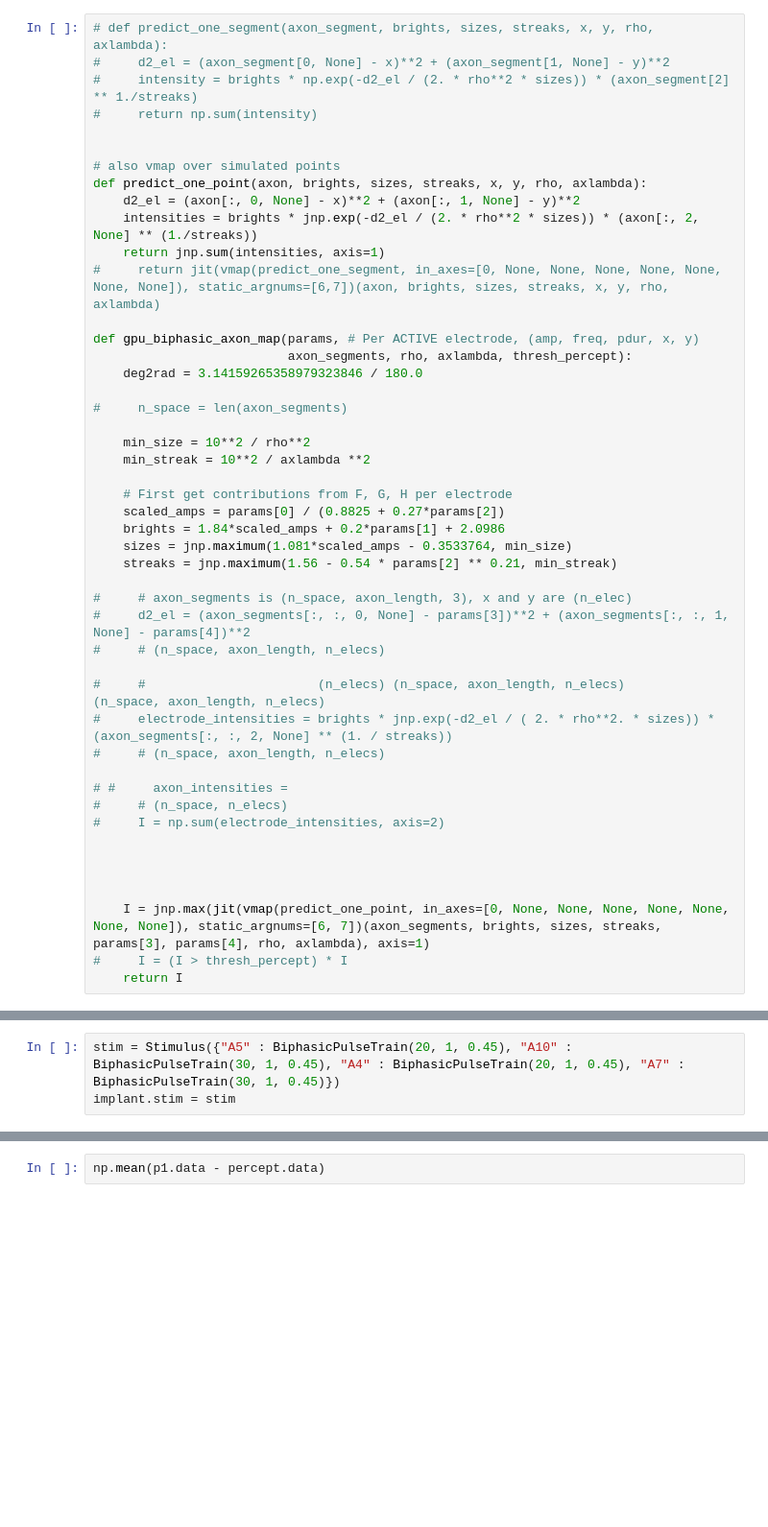
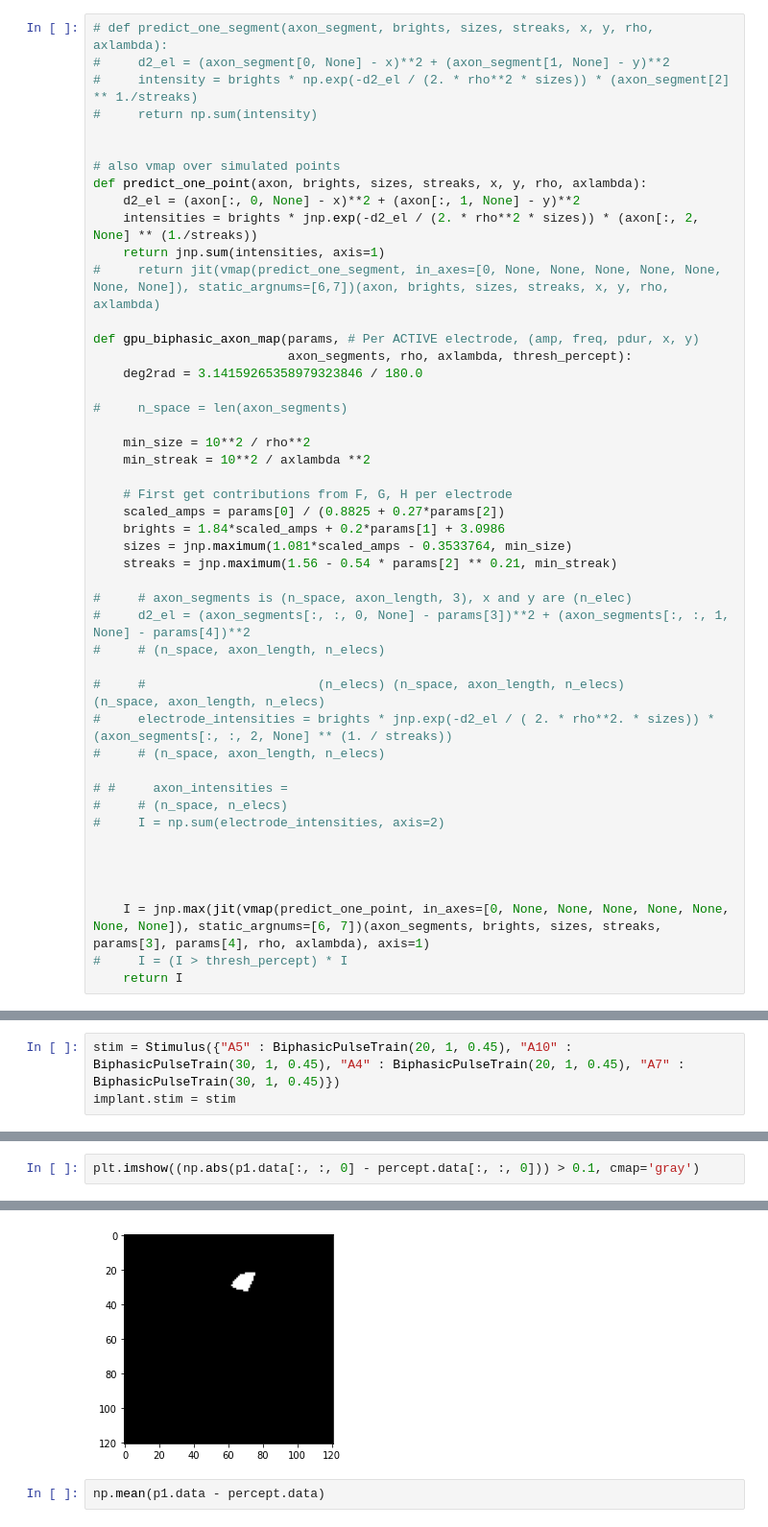
Before and after one commit to jgranley/pulse2percept, a Jupyter notebook: pulse2percept/models/jax.ipynb, the cells around one changed output, grey strips where cells are left out. Shown at 96% size. Drawn from its saved outputs; the diff is of its cells as text; blank space fills up the shorter version.

Commit message:
fixed error in jax with bright_effect

```diff
--- a/pulse2percept/models/jax.ipynb
+++ b/pulse2percept/models/jax.ipynb
@@ -89,7 +89,7 @@ def gpu_biphasic_axon_map(params, # Per ACTIVE electrode, (amp, freq, pdur, x, y
 
     # First get contributions from F, G, H per electrode
     scaled_amps = params[0] / (0.8825 + 0.27*params[2])
-    brights = 1.84*scaled_amps + 0.2*params[1] + 2.0986
+    brights = 1.84*scaled_amps + 0.2*params[1] + 3.0986
     sizes = jnp.maximum(1.081*scaled_amps - 0.3533764, min_size)
     streaks = jnp.maximum(1.56 - 0.54 * params[2] ** 0.21, min_streak)
 
@@ -267,0 +271,3 @@ np.max(p1.data - percept.data)
+# %%
+plt.imshow((np.abs(p1.data[:, :, 0] - percept.data[:, :, 0])) > 0.1, cmap='gray')
+# %% [output]
@@ -268,3 +275,4 @@ np.max(p1.data - percept.data)
+[figure, added]
 # %%
 np.mean(p1.data - percept.data)
 # %% [output]
```
Also changed, not shown: parts of 42 cells of this notebook.
